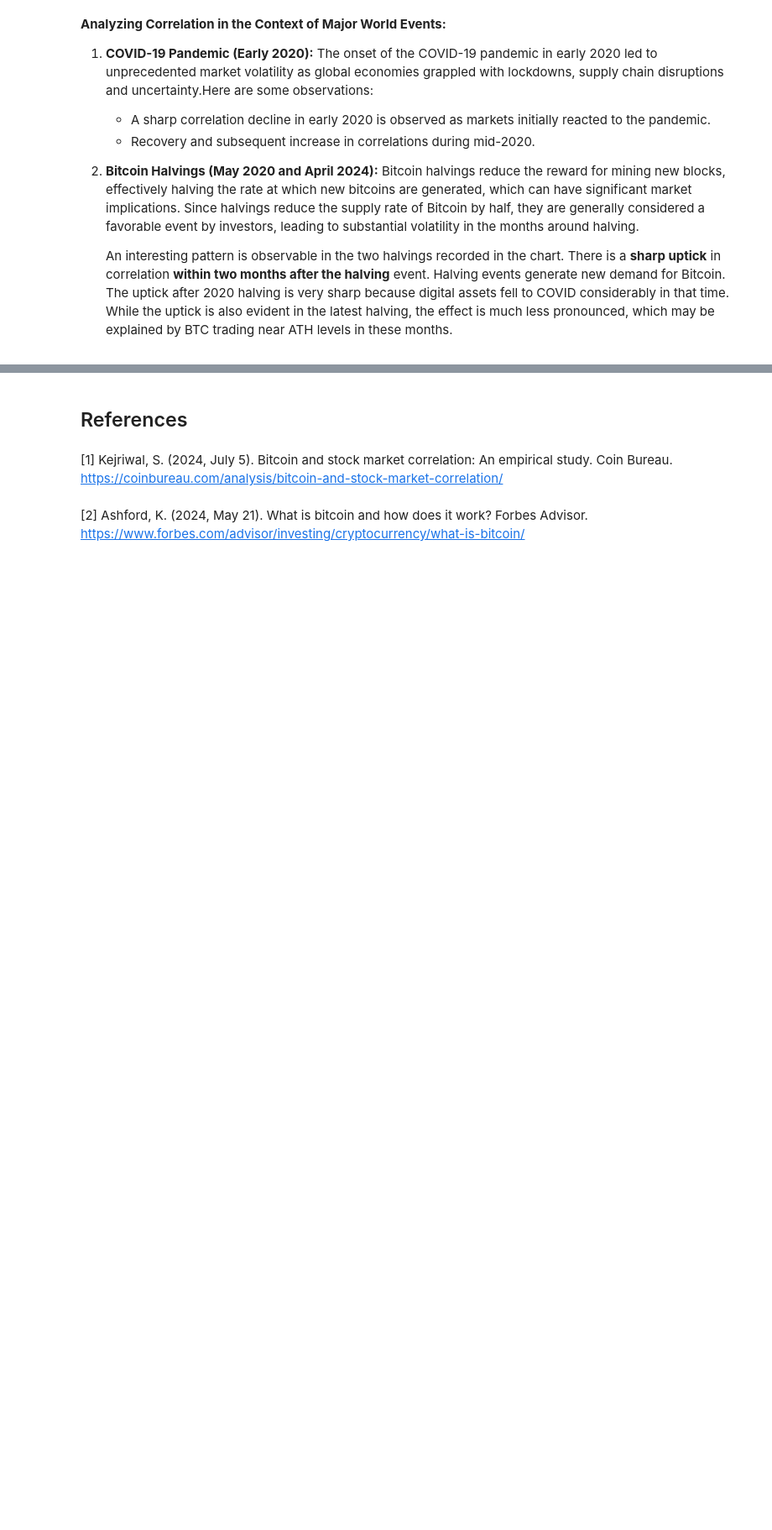
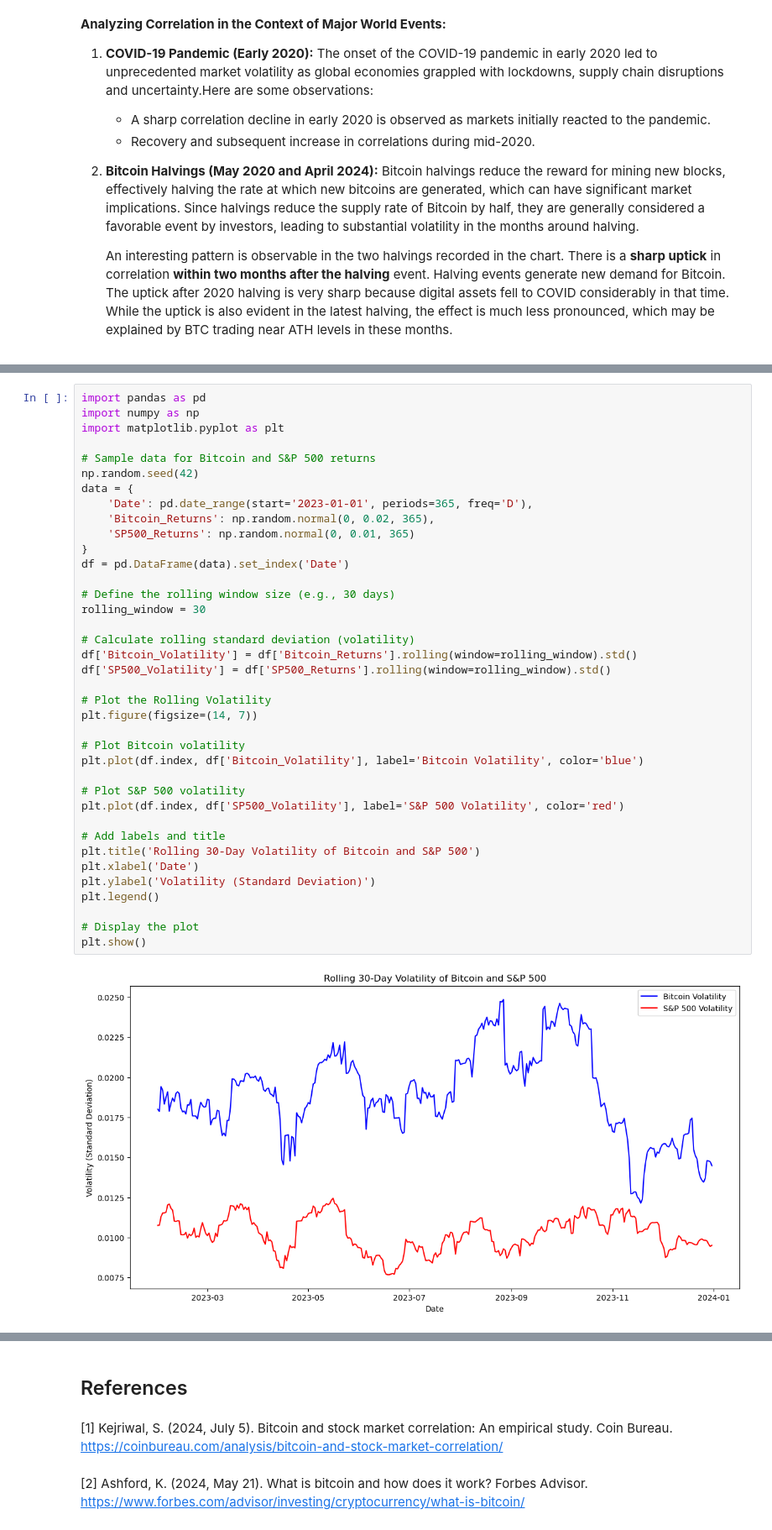
Before and after one commit to kostadinlambov/Bitcoin-and-Stock-Market-Correlation, a Jupyter notebook: Notebook/Bitcoin_and_Stock_Market_Correlation.ipynb, the cells around one changed output, grey strips where cells are left out. Shown at 84% size. Drawn from its saved outputs; the diff is of its cells as text; blank space fills up the shorter version.

Commit message:
Added Volatility Comparison

```diff
--- a/Notebook/Bitcoin_and_Stock_Market_Correlation.ipynb
+++ b/Notebook/Bitcoin_and_Stock_Market_Correlation.ipynb
@@ -748,0 +813,40 @@ Volatility Insight: This analysis can provide insights into the changing relatio
+# %%
+import pandas as pd
+import numpy as np
+import matplotlib.pyplot as plt
+
+# Sample data for Bitcoin and S&P 500 returns
+np.random.seed(42)
+data = {
+    'Date': pd.date_range(start='2023-01-01', periods=365, freq='D'),
+    'Bitcoin_Returns': np.random.normal(0, 0.02, 365),
+    'SP500_Returns': np.random.normal(0, 0.01, 365)
+}
+df = pd.DataFrame(data).set_index('Date')
+
+# Define the rolling window size (e.g., 30 days)
+rolling_window = 30
+
+# Calculate rolling standard deviation (volatility)
+df['Bitcoin_Volatility'] = df['Bitcoin_Returns'].rolling(window=rolling_window).std()
+df['SP500_Volatility'] = df['SP500_Returns'].rolling(window=rolling_window).std()
+
+# Plot the Rolling Volatility
+plt.figure(figsize=(14, 7))
+
+# Plot Bitcoin volatility
+plt.plot(df.index, df['Bitcoin_Volatility'], label='Bitcoin Volatility', color='blue')
+
+# Plot S&P 500 volatility
+plt.plot(df.index, df['SP500_Volatility'], label='S&P 500 Volatility', color='red')
+
+# Add labels and title
+plt.title('Rolling 30-Day Volatility of Bitcoin and S&P 500')
+plt.xlabel('Date')
+plt.ylabel('Volatility (Standard Deviation)')
+plt.legend()
+
+# Display the plot
+plt.show()
+# %% [output]
+[figure, added]
```
Also changed, not shown: parts of 29 cells of this notebook, 2 other files.
